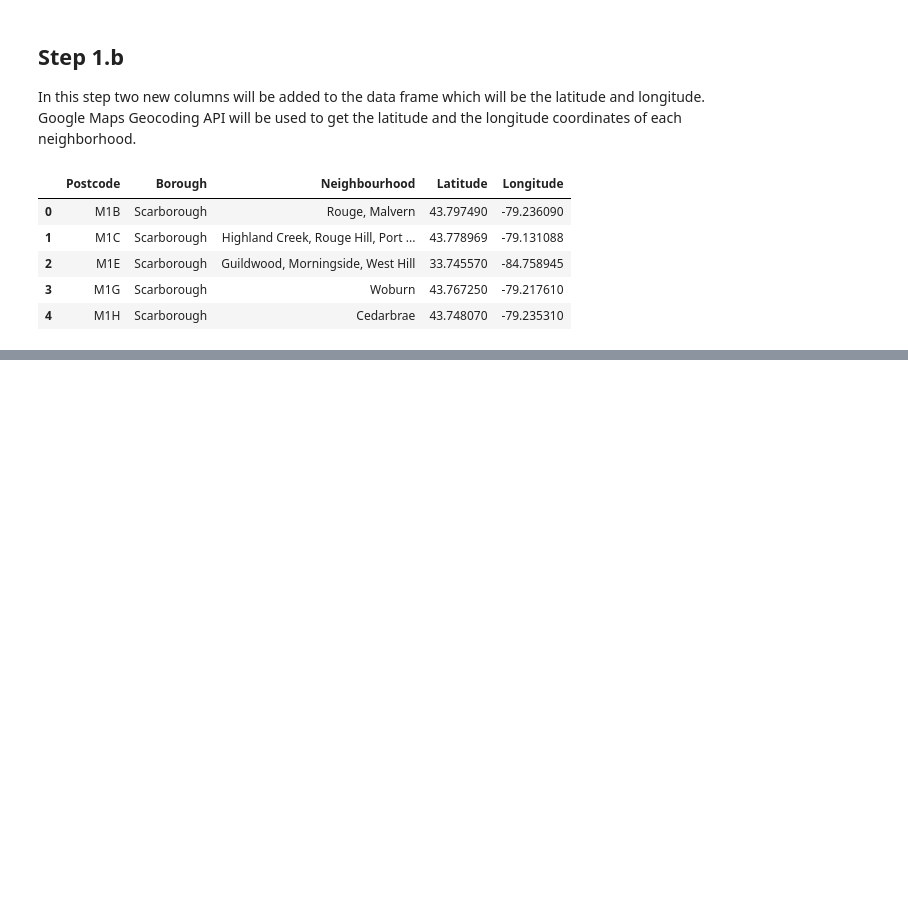
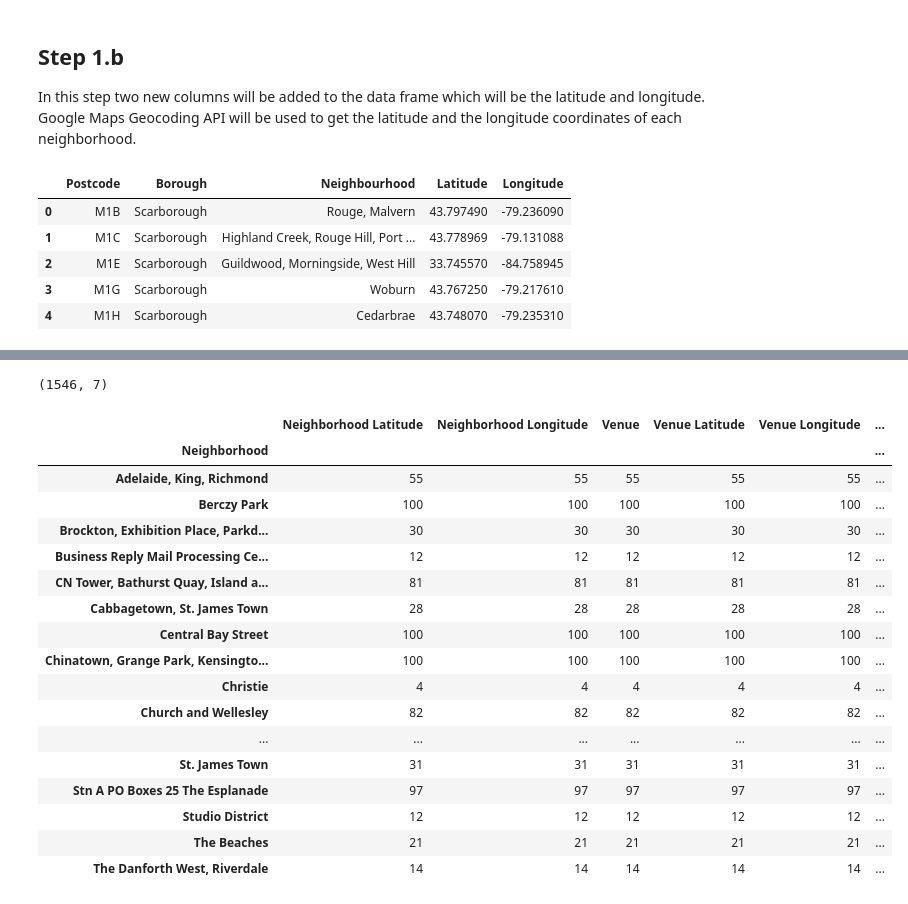
Before and after one commit to Sruti-Murali/Coursera_Capstone-1, a Jupyter notebook: Segmenting and Clustering Neighborhoods in Toronto.ipynb, the cells around one changed output, grey strips where cells are left out. Drawn from its saved outputs; the diff is of its cells as text; code cells hidden in the pictures; blank space fills up the shorter version.

```diff
--- a/Segmenting and Clustering Neighborhoods in Toronto.ipynb
+++ b/Segmenting and Clustering Neighborhoods in Toronto.ipynb
@@ -146,3 +147,7 @@ Create a model and fit the data
 from sklearn.cluster import KMeans
 #!conda install -c conda-forge folium --yes # uncomment this line if folium is missing
 import folium
+# %%
+# Extracing the toronto data
+toronto_data = df[(df['Borough'] == 'East Toronto') | (df['Borough'] == 'Downtown Toronto') | (df['Borough'] == 'West Toronto')].reset_index(drop=True)
+toronto_data.head()
@@ -172,0 +264,27 @@ ValueError: Location values cannot contain NaNs.
+# %%
+# examine the dataframe
+toronto_venues.shape
+# %% [output]
+(1546, 7)
+# %%
+# see number of venues per neighbourhood
+toronto_venues.groupby('Neighborhood').count()
+# %% [output]
+|  | Neighborhood Latitude | Neighborhood Longitude | Venue | Venue Latitude | Venue Longitude | ... |
+| Neighborhood |  |  |  |  |  | ... |
+| Adelaide, King, Richmond | 55 | 55 | 55 | 55 | 55 | ... |
+| Berczy Park | 100 | 100 | 100 | 100 | 100 | ... |
+| Brockton, Exhibition Place, Parkd... | 30 | 30 | 30 | 30 | 30 | ... |
+| Business Reply Mail Processing Ce... | 12 | 12 | 12 | 12 | 12 | ... |
+| CN Tower, Bathurst Quay, Island a... | 81 | 81 | 81 | 81 | 81 | ... |
+| Cabbagetown, St. James Town | 28 | 28 | 28 | 28 | 28 | ... |
+| Central Bay Street | 100 | 100 | 100 | 100 | 100 | ... |
+| Chinatown, Grange Park, Kensingto... | 100 | 100 | 100 | 100 | 100 | ... |
+| Christie | 4 | 4 | 4 | 4 | 4 | ... |
+| Church and Wellesley | 82 | 82 | 82 | 82 | 82 | ... |
+| ... | ... | ... | ... | ... | ... | ... |
+| St. James Town | 31 | 31 | 31 | 31 | 31 | ... |
+| Stn A PO Boxes 25 The Esplanade | 97 | 97 | 97 | 97 | 97 | ... |
+| Studio District | 12 | 12 | 12 | 12 | 12 | ... |
+| The Beaches | 21 | 21 | 21 | 21 | 21 | ... |
+| The Danforth West, Riverdale | 14 | 14 | 14 | 14 | 14 | ... |
```
Also changed, not shown: parts of 33 cells of this notebook.
